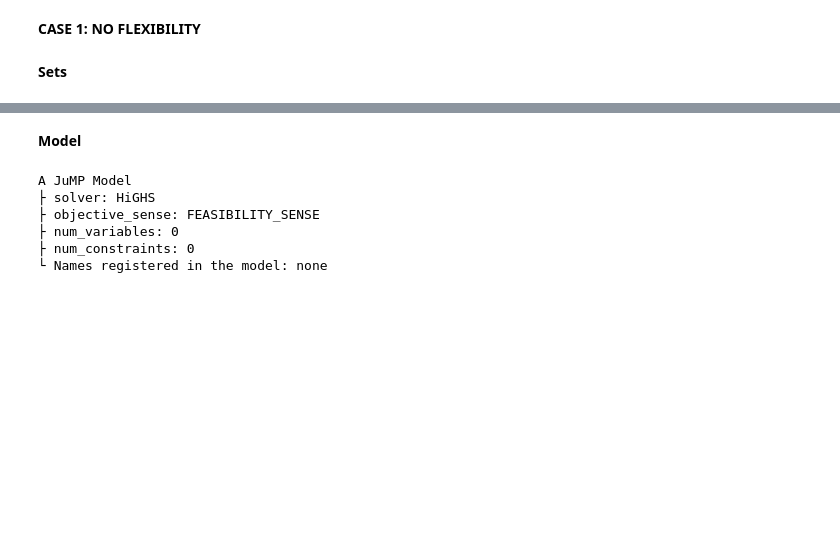
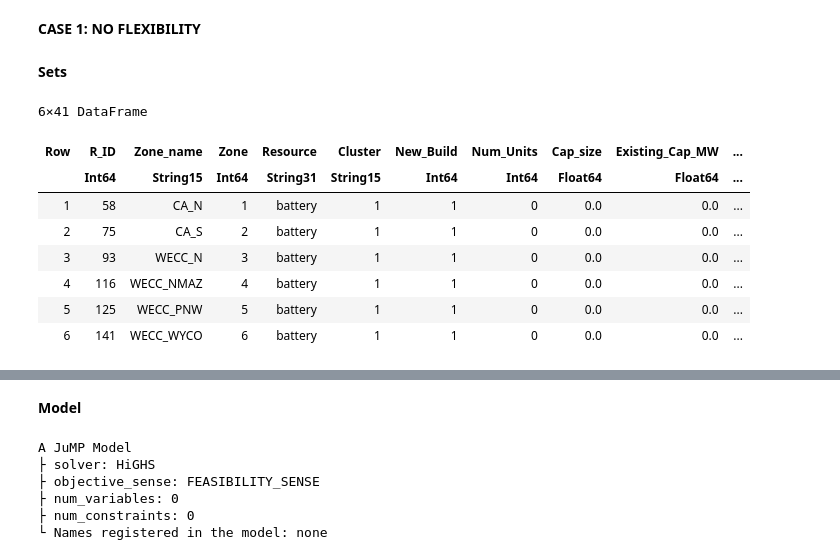
Before and after one commit to RPereira98/Coursework, a Jupyter notebook: Coursework.ipynb, the cells around one changed output, grey strips where cells are left out. Drawn from its saved outputs; the diff is of its cells as text; code cells hidden in the pictures; blank space fills up the shorter version.

```diff
--- a/Coursework.ipynb
+++ b/Coursework.ipynb
@@ -79,4 +140,14 @@ $\begin{align}
 # %%
 # Storage
-storage = generators[generators.Resource .== "battery", :];
+storage = generators_new[generators_new.Resource .== "battery", :]
+# %% [output]
+6×41 DataFrame
+| Row | R_ID | Zone_name | Zone | Resource | Cluster | New_Build | Num_Units | Cap_size | Existing_Cap_MW | ... |
+|  | Int64 | String15 | Int64 | String31 | String15 | Int64 | Int64 | Float64 | Float64 | ... |
+| 1 | 58 | CA_N | 1 | battery | 1 | 1 | 0 | 0.0 | 0.0 | ... |
+| 2 | 75 | CA_S | 2 | battery | 1 | 1 | 0 | 0.0 | 0.0 | ... |
+| 3 | 93 | WECC_N | 3 | battery | 1 | 1 | 0 | 0.0 | 0.0 | ... |
+| 4 | 116 | WECC_NMAZ | 4 | battery | 1 | 1 | 0 | 0.0 | 0.0 | ... |
+| 5 | 125 | WECC_PNW | 5 | battery | 1 | 1 | 0 | 0.0 | 0.0 | ... |
+| 6 | 141 | WECC_WYCO | 6 | battery | 1 | 1 | 0 | 0.0 | 0.0 | ... |
 # %%
```
Also changed, not shown: parts of 13 cells of this notebook.
